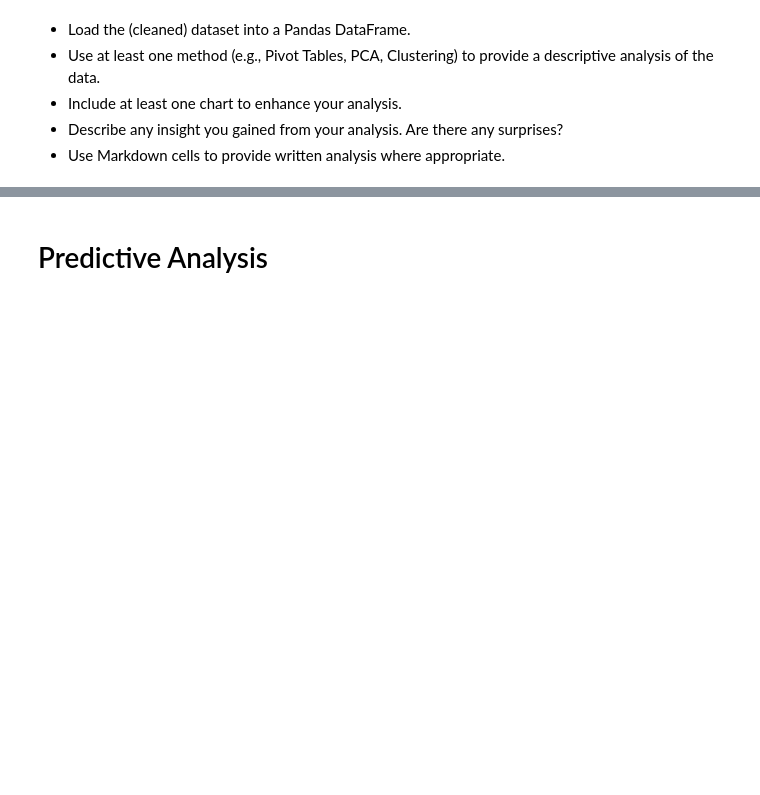
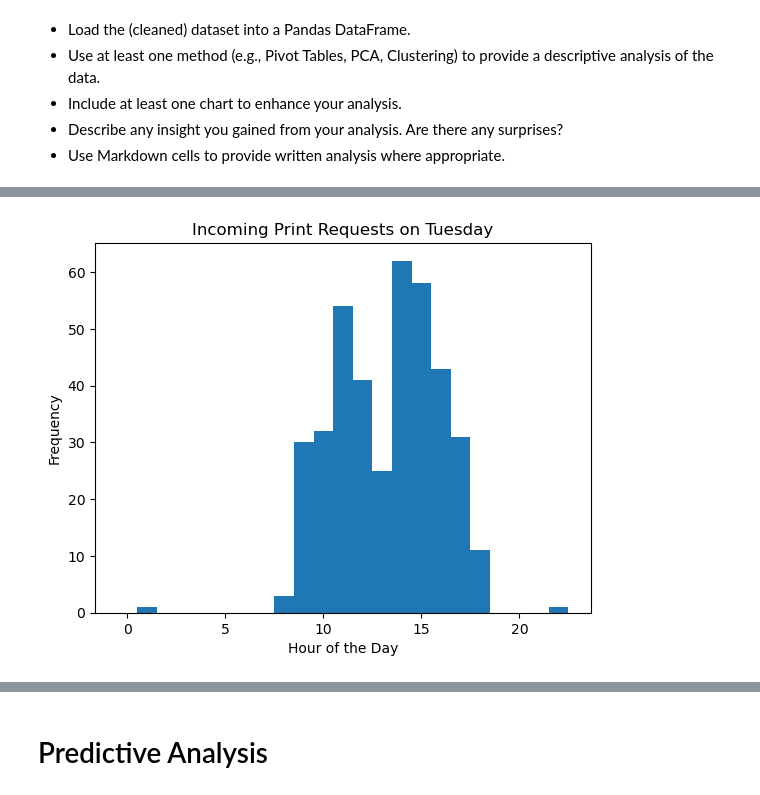
Before and after one commit to MarMar888/ECEDesignLabProj, a Jupyter notebook: final_report.ipynb, the cells around one changed output, grey strips where cells are left out. Saved outputs shown, nothing was run; the diff lists cells and outputs as text; code cells hidden in the pictures; blank space fills up the shorter version.

```diff
--- a/final_report.ipynb
+++ b/final_report.ipynb
@@ -34,0 +64,4 @@ Unfortunately, this data is not comprehensive and we will have to make some assu
+# %%
+ax = df[ df['Weekday'] == 'Tuesday' ].Hour.plot.hist(bins=hour_bins, xlabel='Hour of the Day', title='Incoming Print Requests on Tuesday')
+# %% [output]
+[figure, added]
```
Also changed, not shown: parts of 11 cells of this notebook.
